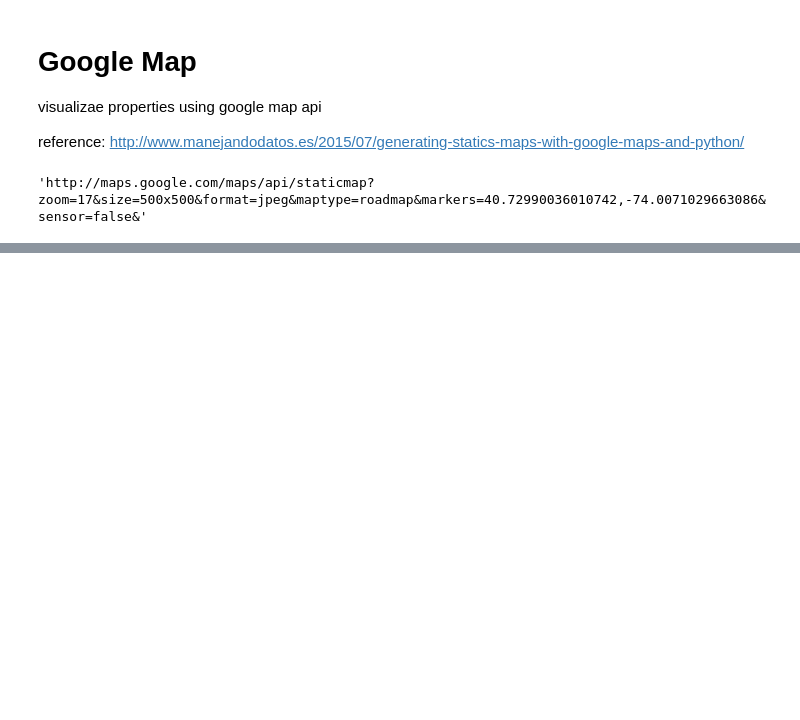
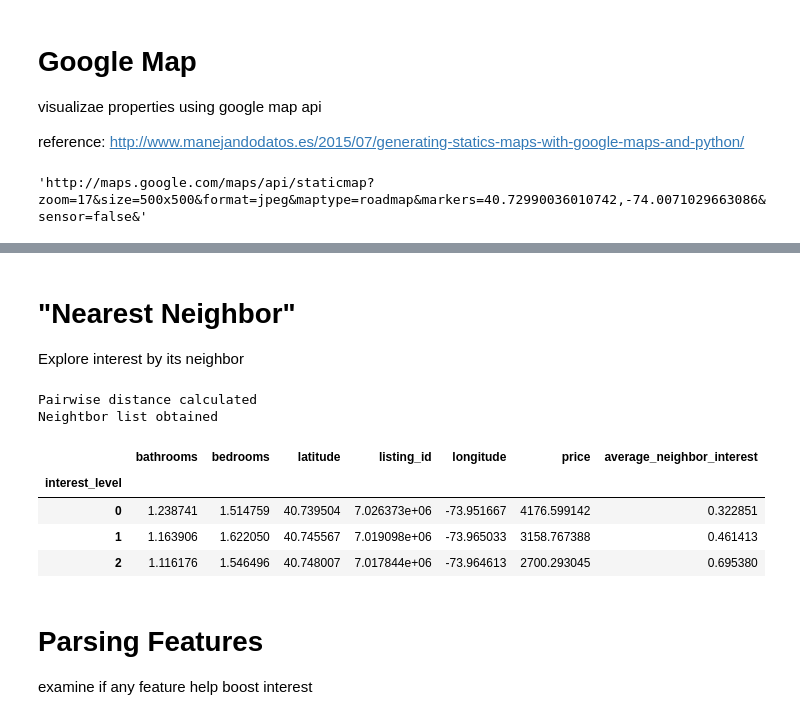
Before and after one commit to staftermath/rental-listing-kaggle, a Jupyter notebook: FUNS/EDA.ipynb, the cells around one changed output, grey strips where cells are left out. Saved outputs shown, nothing was run; the diff lists cells and outputs as text; code cells hidden in the pictures; blank space fills up the shorter version.

Commit message:
Add neighbor interest level

```diff
--- a/FUNS/EDA.ipynb
+++ b/FUNS/EDA.ipynb
@@ -126,5 +129,3 @@ mostExpensiveUnit_URL = get_static_google_map(markers=mostExpensiveUnit, zoom=17
 mostExpensiveUnit_URL
 # %% [output]
 'http://maps.google.com/maps/api/staticmap?zoom=17&size=500x500&format=jpeg&maptype=roadmap&markers=40.72990036010742,-74.0071029663086&sensor=false&'
-# %%
-def AverageWithInRange(data, center, dist, average="price"):
@@ -134,0 +132,21 @@ ValueError: The truth value of an array with more than one element is ambiguous.
+# %% [markdown]
+# "Nearest Neighbor"
+
+Explore interest by its neighbor
+# %%
+def AverageWithInRange(data, maxdist=0.001, average="interest_level"):
+    pairwise = distance.cdist(np.array(data[['latitude', 'longitude']]), \
+                          np.array(data[['latitude', 'longitude']]), metric='chebyshev')
+    print("Pairwise distance calculated")
+    indexNeighbor = [x < maxdist for x in pairwise]
+    print("Neightbor list obtained")
+    del pairwise
+    averageInterest = [np.mean(trainDF[x][average]) for x in indexNeighbor]
+    return averageInterest
+# %%
+averageInterestLevel = AverageWithInRange(trainDF)
+# %% [output]
+Pairwise distance calculated
+Neightbor list obtained
+# %%
+trainDF['average_neighbor_interest'] = averageInterestLevel
@@ -134,0 +156,13 @@ ValueError: The truth value of an array with more than one element is ambiguous.
+# %%
+# Obviously high interest on neighborhood and low price indicate high interest on this unit
+trainDF.groupby("interest_level").mean()
+# %% [output]
+|  | bathrooms | bedrooms | latitude | listing_id | longitude | price | average_neighbor_interest |
+| interest_level |  |  |  |  |  |  |  |
+| 0 | 1.238741 | 1.514759 | 40.739504 | 7.026373e+06 | -73.951667 | 4176.599142 | 0.322851 |
+| 1 | 1.163906 | 1.622050 | 40.745567 | 7.019098e+06 | -73.965033 | 3158.767388 | 0.461413 |
+| 2 | 1.116176 | 1.546496 | 40.748007 | 7.017844e+06 | -73.964613 | 2700.293045 | 0.695380 |
+# %% [markdown]
+# Parsing Features
+
+examine if any feature help boost interest
```
Also changed, not shown: parts of 13 cells of this notebook.
